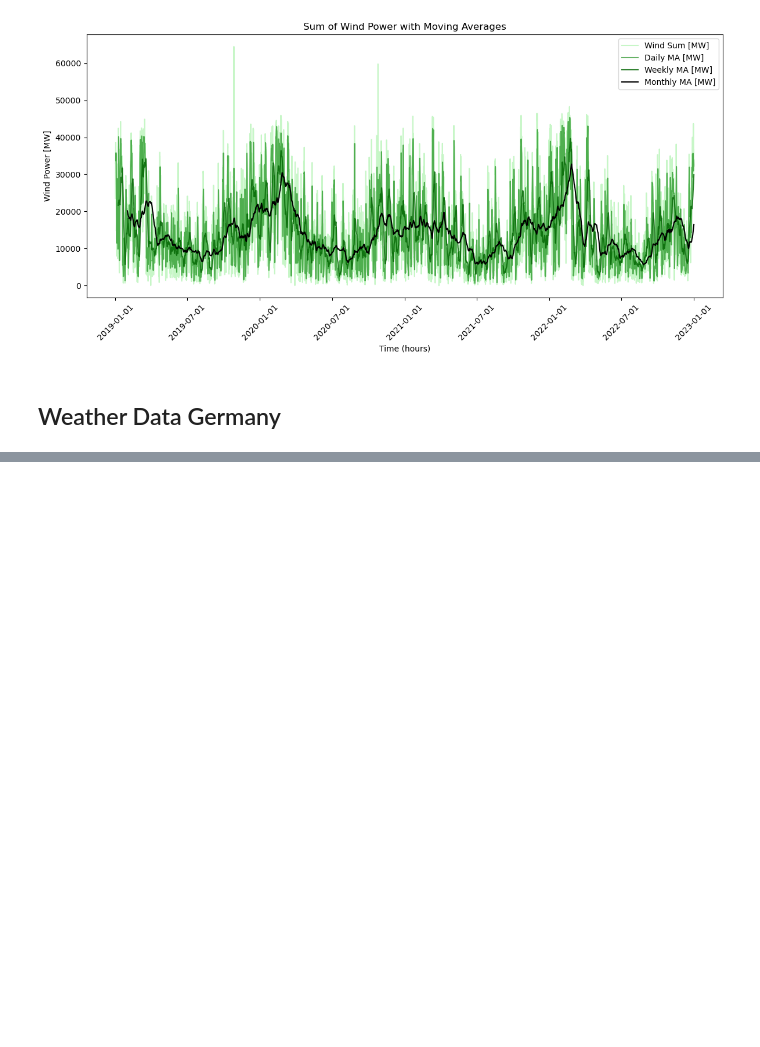
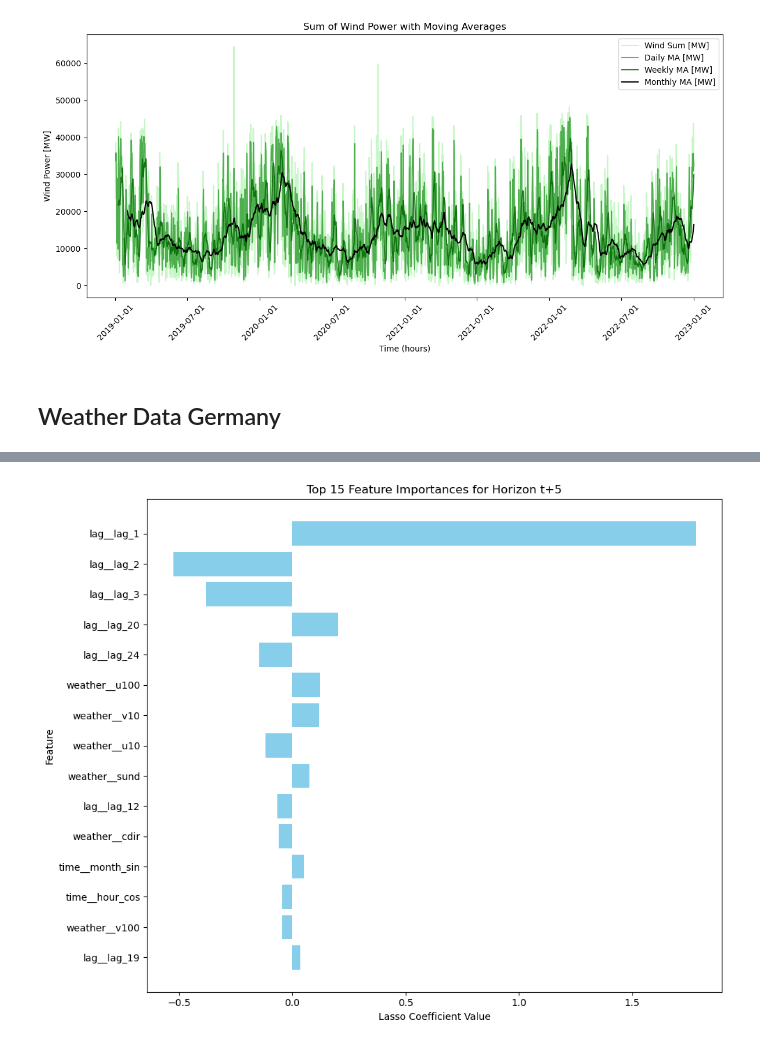
Before and after one commit to timoluebbing/WindPowerForecasting, a Jupyter notebook: experiments/data_preprocessing.ipynb, the cells around one changed output, grey strips where cells are left out. Cells and saved outputs as stored; diff of their text form; code cells hidden in the pictures; blank space fills up the shorter version.

```diff
--- a/experiments/data_preprocessing.ipynb
+++ b/experiments/data_preprocessing.ipynb
@@ -368,0 +351,21 @@ Error:
+# %%
+horizon_models = []
+num_horizons = 24
+
+for h in range(num_horizons):
+    print(f"Training LASSO for horizon {h + 1}...")
+
+    y_h = y_df.iloc[:, h].values
+
+    # lasso_model = Lasso(alpha=0.01, max_iter=10000, random_state=42)
+    lasso_model = LassoCV(max_iter=10000, random_state=42)
+
+    pipeline = Pipeline([
+        ("preprocessor", preprocessor),
+        ("model", lasso_model),
+    ])
+
+    pipeline.fit(X_df, y_h)
+    horizon_models.append(pipeline)
+
+print("Training complete.")
@@ -368,0 +446,25 @@ Error:
+# %%
+horizon_to_visualize = 4
+top_n = 15
+
+features_for_h = all_feature_importances[horizon_to_visualize]
+
+# Select top N features
+features_to_plot = features_for_h.head(top_n)
+
+plt.figure(figsize=(10, 8))
+plt.barh(
+    features_to_plot["feature"],
+    features_to_plot["coefficient"],
+    color="skyblue",
+)
+plt.xlabel("Lasso Coefficient Value")
+plt.ylabel("Feature")
+plt.title(
+    f"Top {top_n} Feature Importances for Horizon t+{horizon_to_visualize+1}"
+)
+plt.gca().invert_yaxis()  # Display features from most to least important
+plt.tight_layout()
+plt.show()
+# %% [output]
+[figure, added]
```
Also changed, not shown: parts of 25 cells of this notebook, 5 other files.
